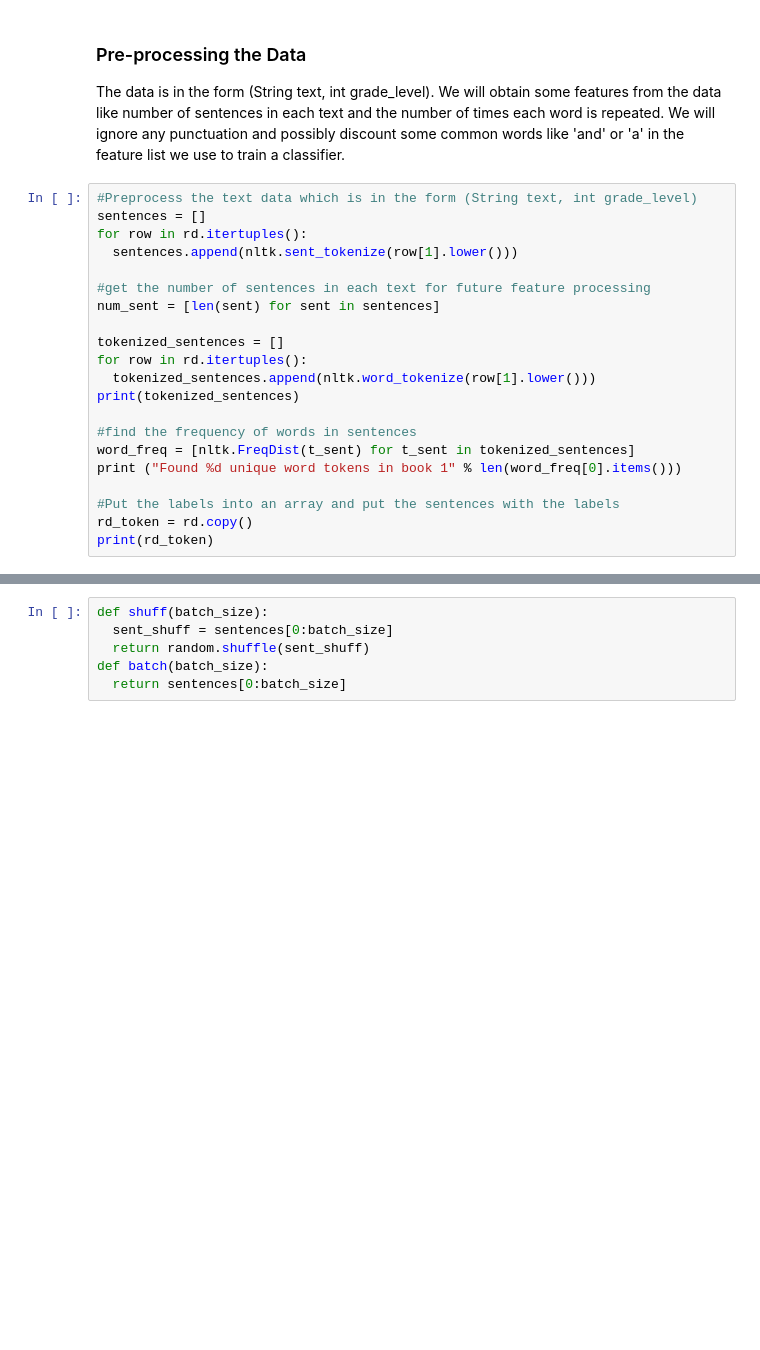
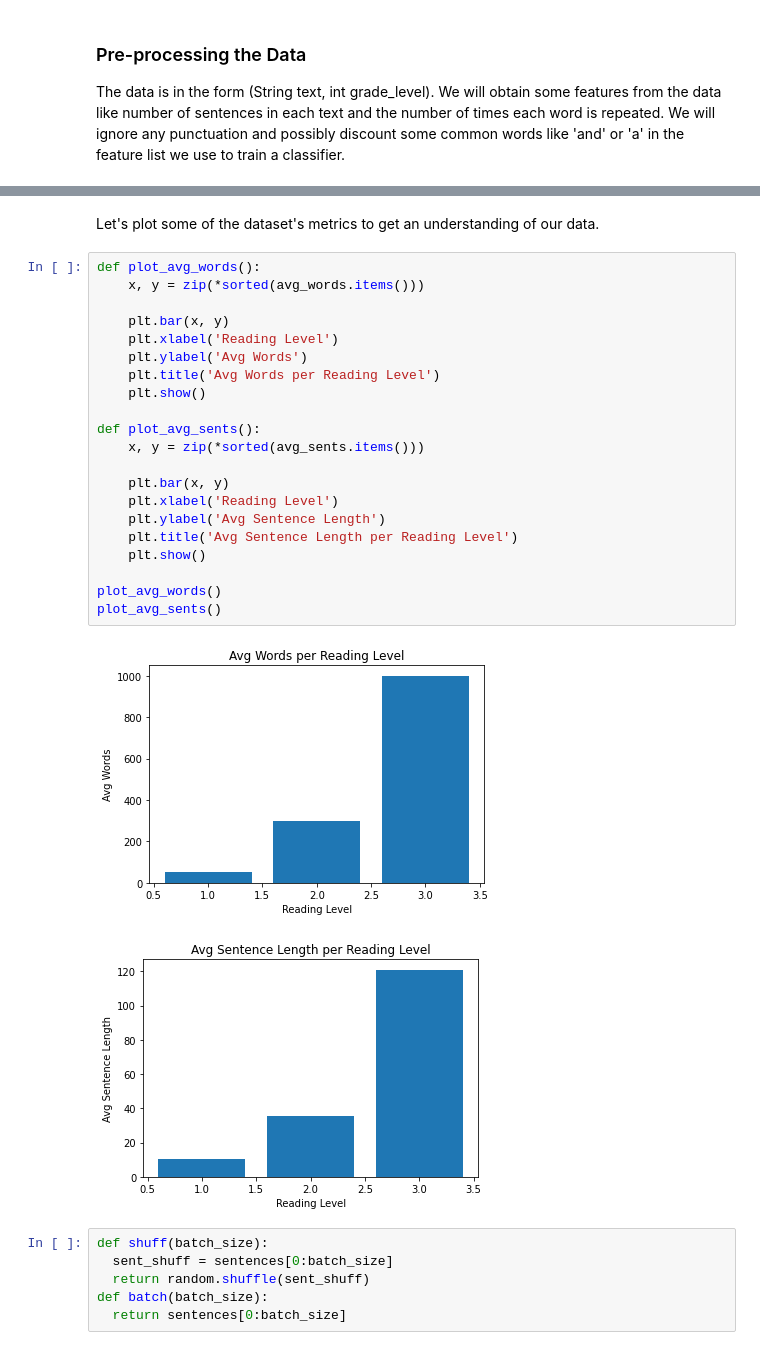
Before and after one commit to adunuthulan/LanguageLevel, a Jupyter notebook: LanguageLevel.ipynb, the cells around one changed output, grey strips where cells are left out. Cells and saved outputs as stored; diff of their text form; blank space fills up the shorter version.

```diff
--- a/LanguageLevel.ipynb
+++ b/LanguageLevel.ipynb
@@ -92,24 +98,3 @@ print(rd)
 # %% [markdown]
 ### Pre-processing the Data
 The data is in the form (String text, int grade_level). We will obtain some features from the data like number of sentences in each text and the number of times each word is repeated. We will ignore any punctuation and possibly discount some common words like 'and' or 'a' in the feature list we use to train a classifier.
-# %%
-#Preprocess the text data which is in the form (String text, int grade_level)
-sentences = []
-for row in rd.itertuples():
-  sentences.append(nltk.sent_tokenize(row[1].lower()))
-
-#get the number of sentences in each text for future feature processing
-num_sent = [len(sent) for sent in sentences]
-
-tokenized_sentences = []
-for row in rd.itertuples():
-  tokenized_sentences.append(nltk.word_tokenize(row[1].lower()))
-print(tokenized_sentences)
-
-#find the frequency of words in sentences
-word_freq = [nltk.FreqDist(t_sent) for t_sent in tokenized_sentences]
-print ("Found %d unique word tokens in book 1" % len(word_freq[0].items()))
-
-#Put the labels into an array and put the sentences with the labels
-rd_token = rd.copy()
-print(rd_token)
@@ -125,3 +169,29 @@ Found 25 unique word tokens in book 1
+# %% [markdown]
+Let's plot some of the dataset's metrics to get an understanding of our data.
+# %%
+def plot_avg_words():
+    x, y = zip(*sorted(avg_words.items()))
+
+    plt.bar(x, y)
+    plt.xlabel('Reading Level')
+    plt.ylabel('Avg Words')
+    plt.title('Avg Words per Reading Level')
+    plt.show()
+
+def plot_avg_sents():
+    x, y = zip(*sorted(avg_sents.items()))
+
+    plt.bar(x, y)
+    plt.xlabel('Reading Level')
+    plt.ylabel('Avg Sentence Length')
+    plt.title('Avg Sentence Length per Reading Level')
+    plt.show()
+
+plot_avg_words()
+plot_avg_sents()
+# %% [output]
+[figure, added]
+[figure, added]
 # %%
 def shuff(batch_size):
   sent_shuff = sentences[0:batch_size]
```
Also changed, not shown: parts of 21 cells of this notebook.
